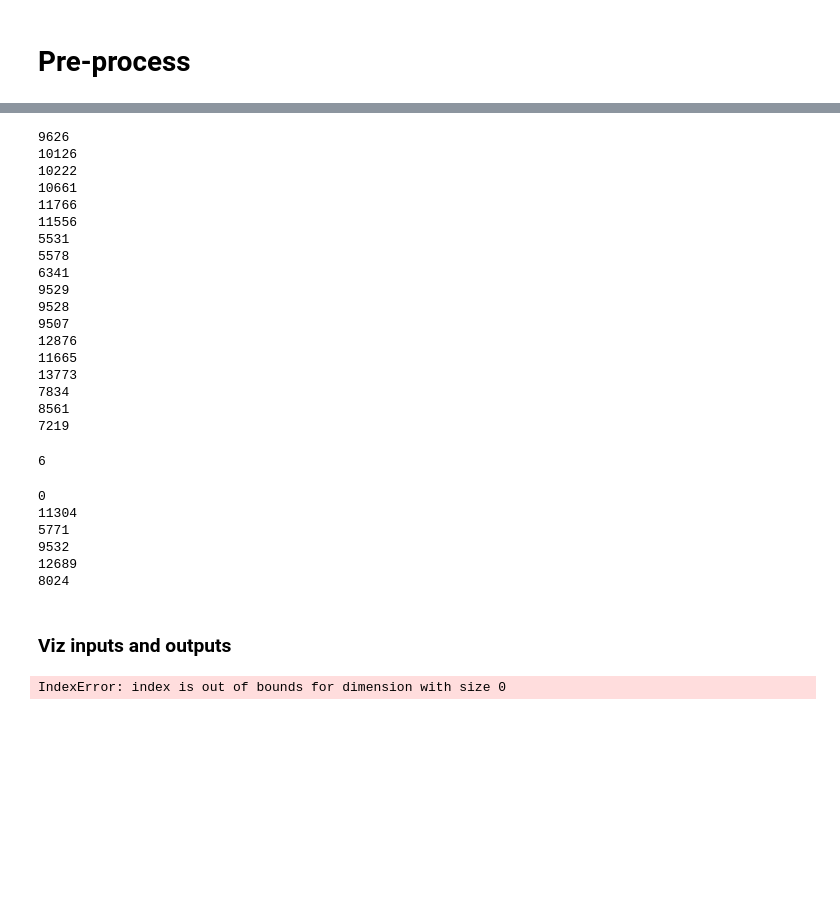
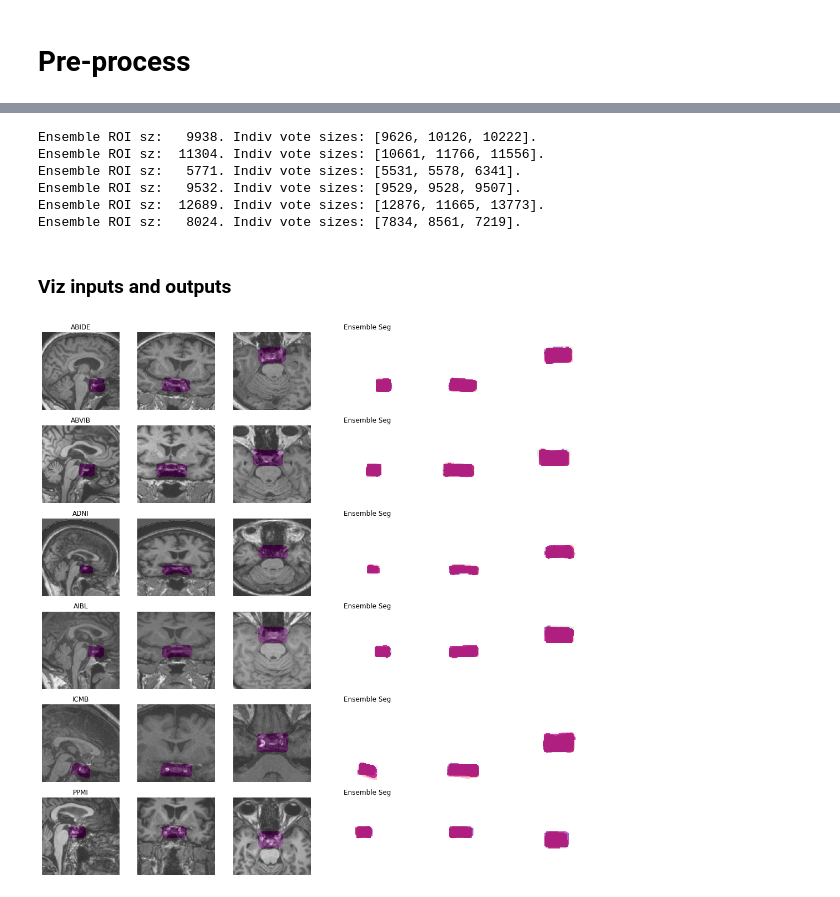
Before and after one commit to RGologorsky/PituitaryGenerator, a Jupyter notebook: Inference.ipynb, the cells around one changed output, grey strips where cells are left out. Cells and saved outputs as stored; diff of their text form; code cells hidden in the pictures; blank space fills up the shorter version.

```diff
--- a/Inference.ipynb
+++ b/Inference.ipynb
@@ -300,53 +275,23 @@ torch.Size([6, 2, 96, 96, 96])
 # %%
-for i in range(6):
-    for j in range(3):
-        print(len(torch.nonzero(sitk2torch(all_outputs[j][i]))))
+# print number of nonzero elements in mask
+for input_idx in range(6):
+    nonzero_majority = len(torch.nonzero(sitk2torch(majority_votes[input_idx])))
+    nonzero_indiv    =  [len(torch.nonzero(sitk2torch(all_outputs[model_idx][input_idx]))) for model_idx in range(3)]
+    print(f"Ensemble ROI sz: {nonzero_majority:6d}. Indiv vote sizes: {nonzero_indiv}.")
 # %% [output]
-9626
-10126
-10222
-10661
-11766
-11556
-5531
-5578
-6341
-9529
-9528
-9507
-12876
-11665
-13773
-7834
-8561
-7219
+Ensemble ROI sz:   9938. Indiv vote sizes: [9626, 10126, 10222].
+Ensemble ROI sz:  11304. Indiv vote sizes: [10661, 11766, 11556].
+Ensemble ROI sz:   5771. Indiv vote sizes: [5531, 5578, 6341].
+Ensemble ROI sz:   9532. Indiv vote sizes: [9529, 9528, 9507].
+Ensemble ROI sz:  12689. Indiv vote sizes: [12876, 11665, 13773].
+Ensemble ROI sz:   8024. Indiv vote sizes: [7834, 8561, 7219].
-# %%
-# get majority vote for each input
-def get_votes(i):
-    return [lcc[i] for lcc in outputs]
-
-labelForUndecidedPixels = 0
-majority_votes = [sitk.LabelVoting(get_votes(i), labelForUndecidedPixels) for i in range(len(preproc_inputs))]
-# %%
-len(majority_votes)
-# %% [output]
-6
-# %%
-for i in range(6):
-    print(len(torch.nonzero(sitk2torch(majority_votes[i]))))
-# %% [output]
-0
-11304
-5771
-9532
-12689
-8024
 # %% [markdown]
 ### Viz inputs and outputs
 # %%
 # ROI bounding box
 
 def mask2bbox(mask):
+    """Returns bounding box coordinates of binary mask"""
     k = torch.any(torch.any(mask, dim=0), dim=0) # 0 -> 1,2 -> 1 -> 2 left
     j = torch.any(torch.any(mask, dim=0), dim=1) # 0 -> 1,2 -> 2 -> 1 left
     i = torch.any(torch.any(mask, dim=1), dim=1) # 1 -> 0,2 -> 0 -> 0 left
@@ -416,20 +372,21 @@ def imshows(ims):
 # %%
 # test on one
 to_imshow = []
 
 for i in range(len(preproc_inputs)):
     # get dset name
     input_fn = mr_paths[i]
     dset_name = input_fn[:input_fn.index("/")]
 
     # get input and output
     input_im   = preproc_inputs[i]
     output_seg = sitk2torch(majority_votes[i])
 
-    print(mask2bbox(output_seg))
+    # get indiv predictions
+    indiv_segs = [sitk2torch(bin_seg) for bin_seg in get_votes(i)]
 
-    to_imshow.append({"image": input_im, "label": output_seg, "fname": dset_name})
+    to_imshow.append({"image": input_im, "label": output_seg, "fname": dset_name, "indiv_segs": indiv_segs})
 
 imshows(to_imshow)
 # %% [output]
-IndexError: index is out of bounds for dimension with size 0
+[figure, added]
```
Also changed, not shown: parts of 12 cells of this notebook, 2 other files.
